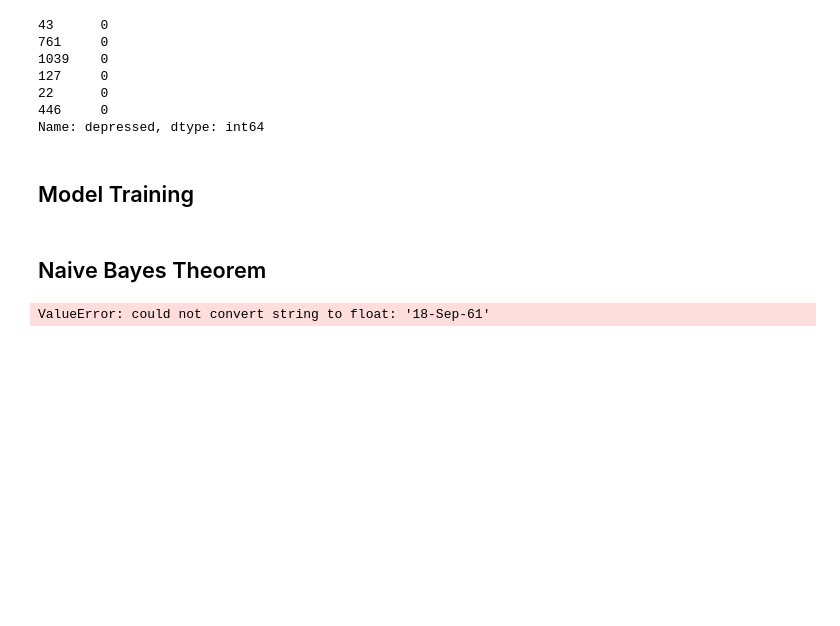
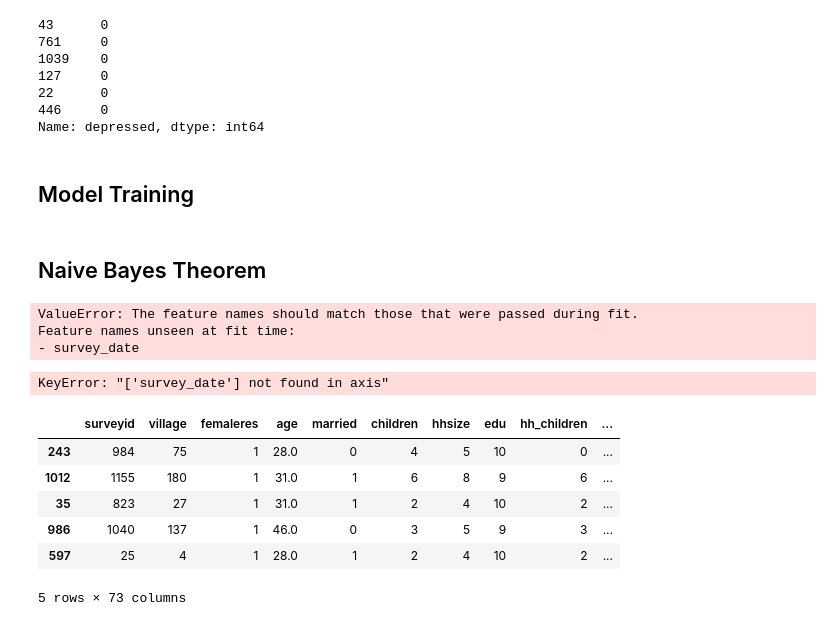
Before and after one commit to VGandhi27/Depression-Detection, a Jupyter notebook: Depression Detection using Naive Bayes Theorem.ipynb, the cells around one changed output. Saved outputs shown, nothing was run; the diff lists cells and outputs as text; code cells hidden in the pictures; blank space fills up the shorter version.

```diff
--- a/Depression Detection using Naive Bayes Theorem.ipynb
+++ b/Depression Detection using Naive Bayes Theorem.ipynb
@@ -249,6 +271,23 @@ Name: depressed, dtype: int64
 # %%
 model = GaussianNB()
 # %%
- y_pred = model.fit(x_train, y_train).predict(X_test)
+ y_pred = model.fit(X_train, y_train).predict(X_test)
 # %% [output]
-ValueError: could not convert string to float: '18-Sep-61'
+ValueError: The feature names should match those that were passed during fit.
+Feature names unseen at fit time:
+- survey_date
+# %%
+X_train=X_train.drop(columns='survey_date',axis=1)
+X_test=X_test.drop(columns='survey_date',axis=1)
+# %% [output]
+KeyError: "['survey_date'] not found in axis"
+# %%
+X_train.head()
+# %% [output]
+|  | surveyid | village | femaleres | age | married | children | hhsize | edu | hh_children | ... |
+| 243 | 984 | 75 | 1 | 28.0 | 0 | 4 | 5 | 10 | 0 | ... |
+| 1012 | 1155 | 180 | 1 | 31.0 | 1 | 6 | 8 | 9 | 6 | ... |
+| 35 | 823 | 27 | 1 | 31.0 | 1 | 2 | 4 | 10 | 2 | ... |
+| 986 | 1040 | 137 | 1 | 46.0 | 0 | 3 | 5 | 9 | 3 | ... |
+| 597 | 25 | 4 | 1 | 28.0 | 1 | 2 | 4 | 10 | 2 | ... |
+5 rows × 73 columns
```
Also changed, not shown: parts of 8 cells of this notebook, 1 other file.
